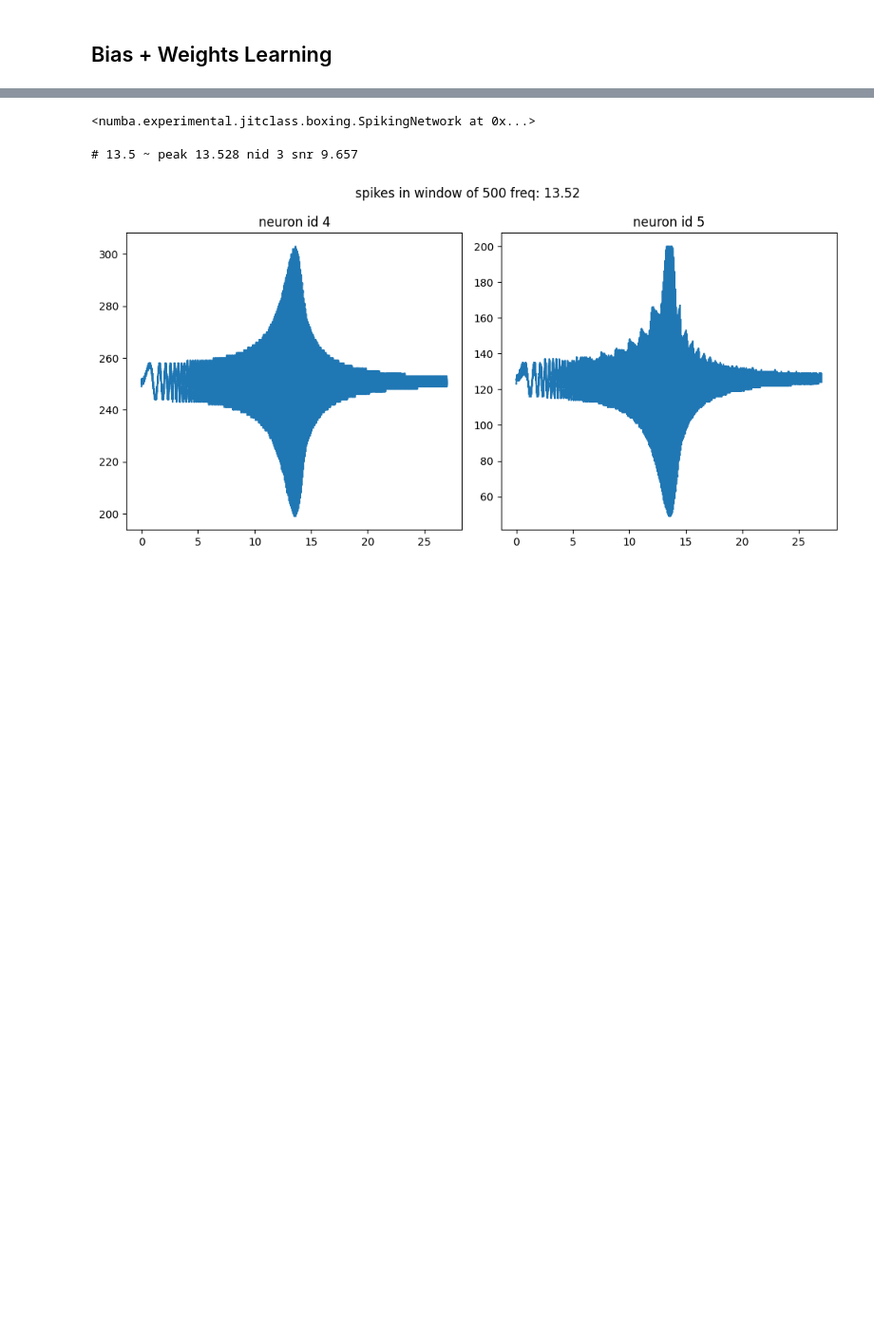
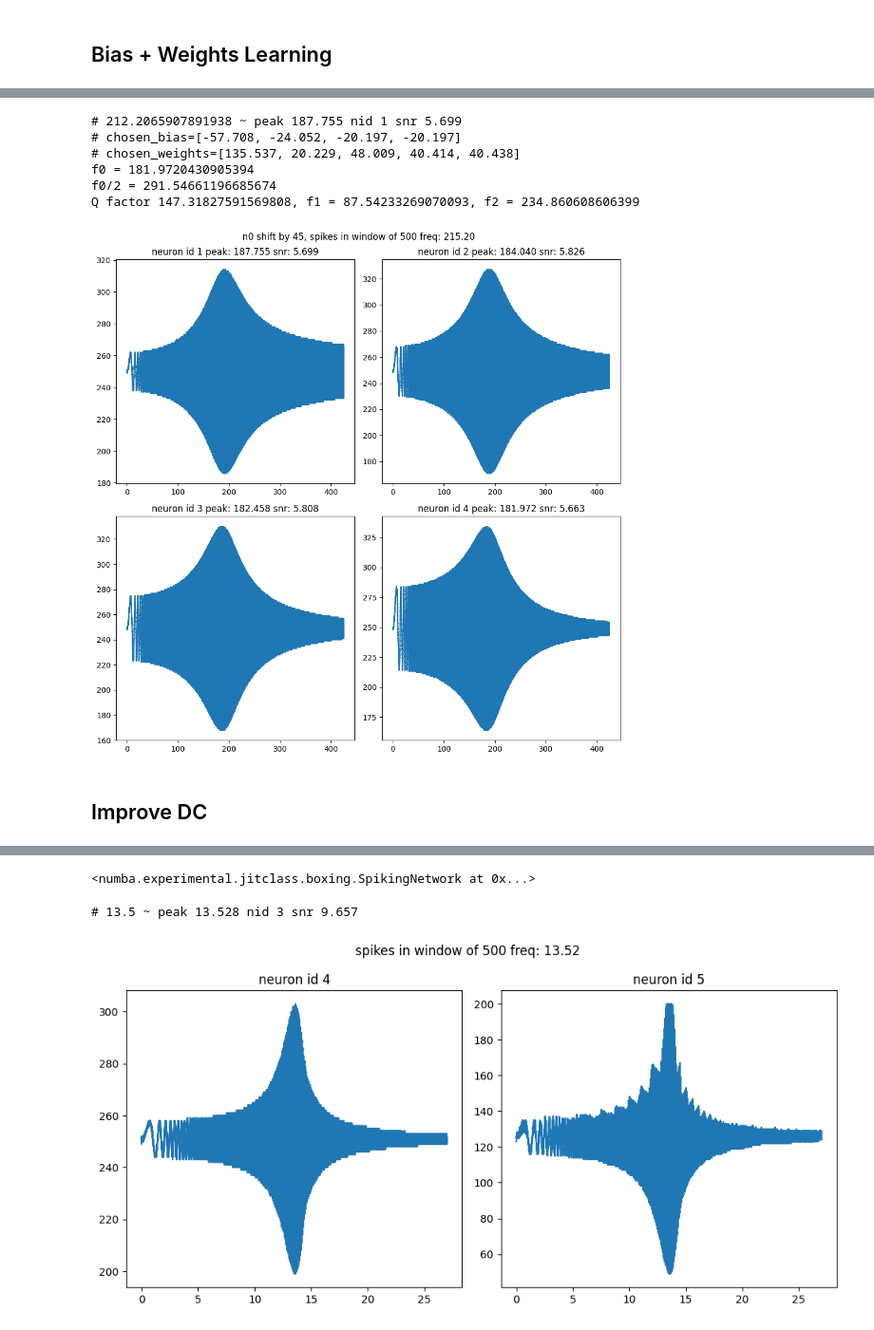
Before and after one commit to yakir4123/SNN-SCTN, a Jupyter notebook: notebooks/supervised_stdp_resonator.ipynb, the cells around one changed output, grey strips where cells are left out. Shown: that part at 95% size. Saved outputs shown, nothing was run; the diff lists cells and outputs as text; code cells hidden in the pictures; blank space fills up the shorter version.

```diff
--- a/notebooks/supervised_stdp_resonator.ipynb
+++ b/notebooks/supervised_stdp_resonator.ipynb
@@ -440,2 +600,73 @@ ValueError: zero-size array to reduction operation minimum which has no identity
+# %%
+from snn.resonator import test_resonator_on_chirp, freq_of_resonator
+clk_freq = 1_536_000
+res_resonator = simple_resonator(
+    clk_freq=clk_freq,
+    freq0=freq0,
+    lf=lf,
+    thetas=chosen_bias,
+    weights=chosen_weights,
+)
+
+for nid in range(1, 5):
+    res_resonator.log_out_spikes(nid)
+
+start_freq = 0
+spectrum = 2 * freq0
+res_resonator.forget_logs()
+
+step = 100/(clk_freq)
+test_size = int(spectrum / step)
+test_resonator_on_chirp(
+    res_resonator,
+    start_freq=start_freq,
+    step=step,
+    test_size=test_size,
+    clk_freq=clk_freq
+)
+
+snr = [0] * 4
+peak = [0] * 4
+best_lp = lp_by_lf(lf, freq0, clk_freq)
+f_resonator = freq_of_resonator(clk_freq, lf, best_lp)
+fig, axs = plt.subplots(2, 2, figsize=(10, 10))
+fig.suptitle(f'n0 shift by {phase_shifts[0]}, spikes in window of {spikes_window} freq: {f_resonator:.2f}')
+for nid in range(4):
+    spikes_neuron = res_resonator.neurons[nid + 1]
+    y_events = spikes_neuron.out_spikes()
+    y_spikes = np.zeros(test_size)
+    y_spikes[y_events] = 1
+    y_spikes = np.convolve(y_spikes, np.ones(spikes_window, dtype=int), 'valid')
+    x = np.linspace(start_freq, start_freq+spectrum, len(y_spikes))
+
+    ax = axs[nid//2, nid%2]
+    # ax.set_ylim(spikes_window/4, 3*spikes_window/4)
+    ax.plot(x, y_spikes)
+    snr_spikes = y_spikes[3000:]
+    snr[nid] = (snr_spikes.max() - snr_spikes.min())/snr_spikes.std()
+    peak[nid] = x[3000+np.argmax(snr_spikes)]
+    ax.set_title(f'neuron id {nid + 1} peak: {peak[nid]:.3f} snr: {snr[nid]:.3f}')
+fig.tight_layout()
+
+nid = np.argmax(np.array(snr) / np.abs(np.array(peak) - freq0))
+print(f'# {freq0} ~ peak {peak[nid]:.3f} nid {nid+1} snr {snr[nid]:.3f}')
+print(f'# chosen_bias={list(chosen_bias)}')
+print(f'# chosen_weights={list(chosen_weights)}')
+
+f2 = np.mean(y_spikes) + .5*(np.max(y_spikes) - np.mean(y_spikes))
+arg_Q = x[(y_spikes > f2*.997) & (y_spikes < f2*1.003)]
+print(f'f0 = {x[y_spikes == y_spikes.max()][0]}')
+print(f'f0/2 = {f2}')
+print(f'Q factor {arg_Q[-1] - arg_Q[0]}, f1 = {arg_Q[0]}, f2 = {arg_Q[-1]}')
+# %% [output]
+# 212.2065907891938 ~ peak 187.755 nid 1 snr 5.699
+# chosen_bias=[-57.708, -24.052, -20.197, -20.197]
+# chosen_weights=[135.537, 20.229, 48.009, 40.414, 40.438]
+f0 = 181.9720430905394
+f0/2 = 291.54661196685674
+Q factor 147.31827591569808, f1 = 87.54233269070093, f2 = 234.860608606399
+[figure, added]
+# %% [markdown]
+## Improve DC
 # %%
 np.argmin(mses.mean(axis=1))
```
Also changed, not shown: parts of 15 cells of this notebook, 3 other files.
